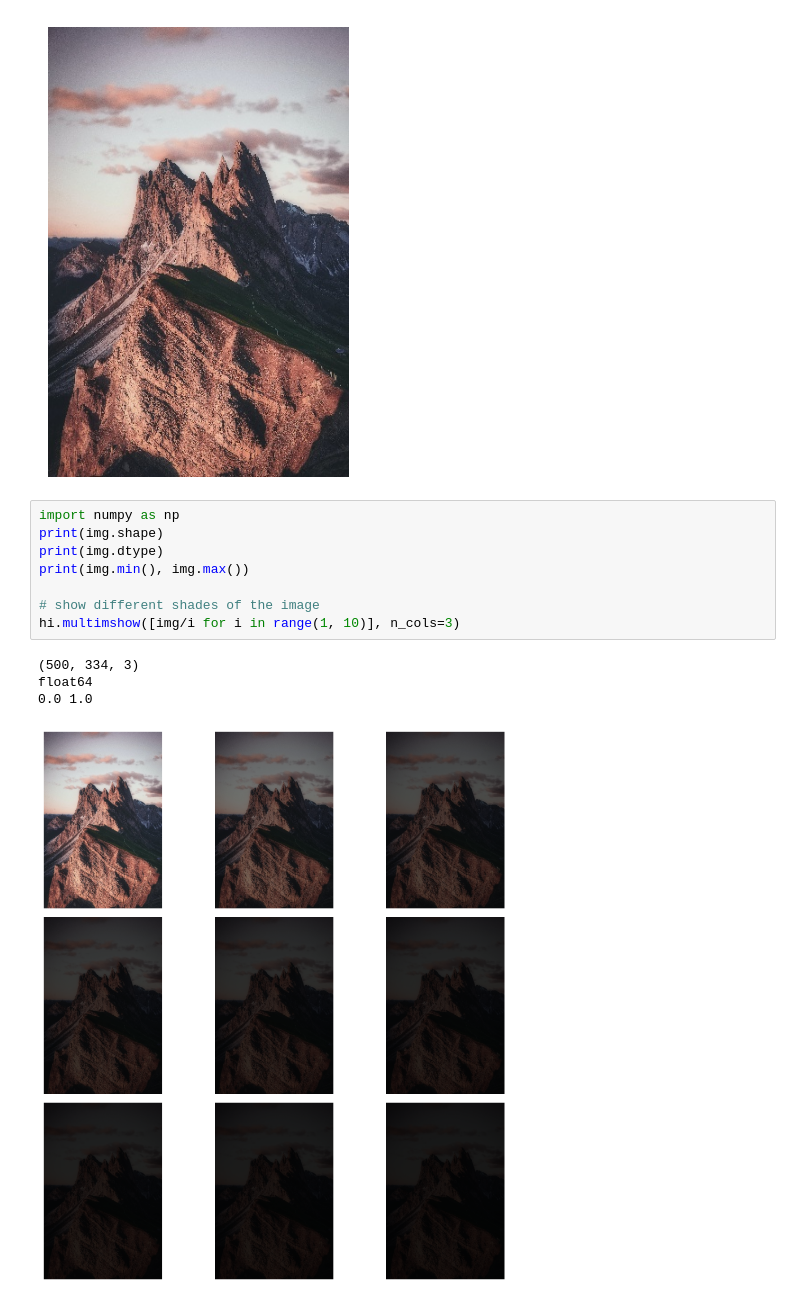
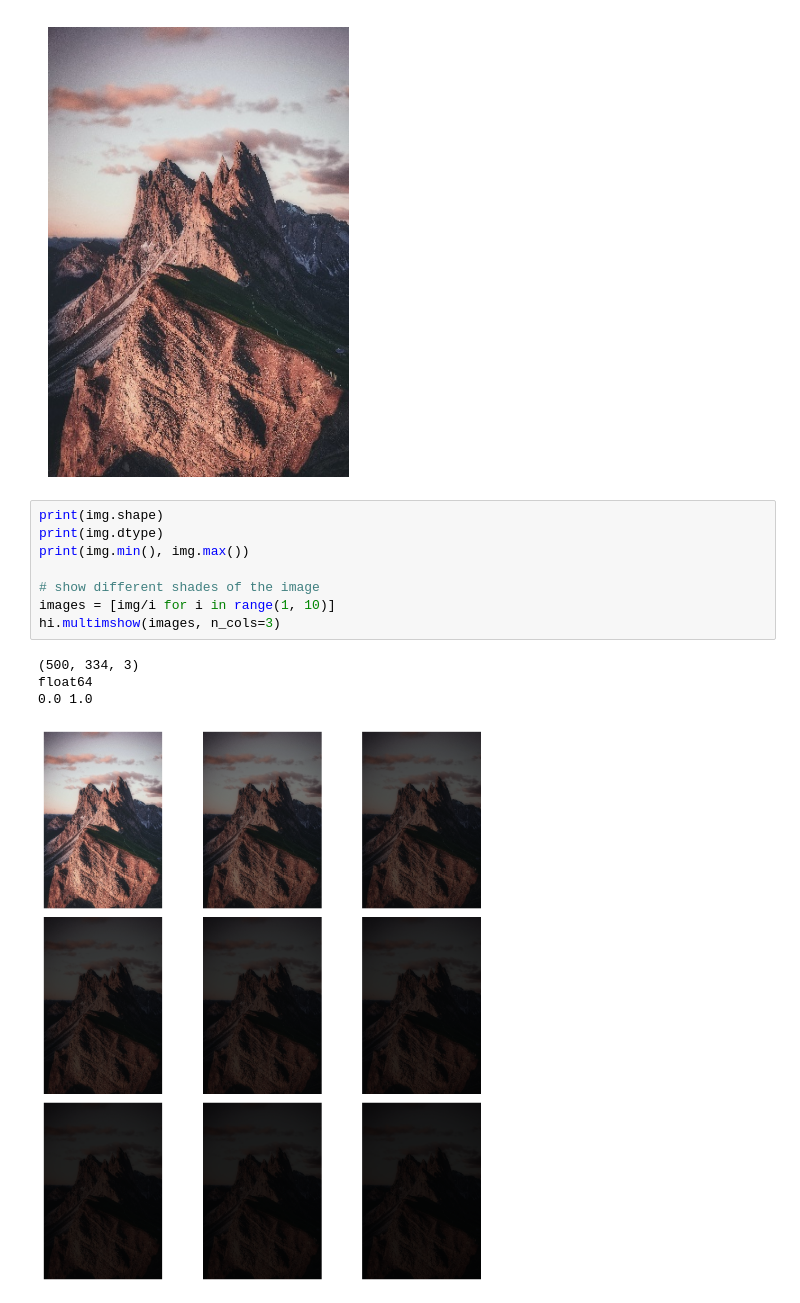
Before and after one commit to gor-g/highimage, a Jupyter notebook: README.ipynb, the cells around one changed output. Cells and saved outputs as stored; diff of their text form.

```diff
--- a/README.ipynb
+++ b/README.ipynb
@@ -9,17 +9,17 @@ hi.imshow(img)
 # %% [output]
 [figure]
 # %%
-import numpy as np
 print(img.shape)
 print(img.dtype)
 print(img.min(), img.max())
 
 # show different shades of the image
-hi.multimshow([img/i for i in range(1, 10)], n_cols=3)
+images = [img/i for i in range(1, 10)]
+hi.multimshow(images, n_cols=3)
 # %% [output]
 (500, 334, 3)
 float64
 0.0 1.0
-[figure, old version]
+[figure, new version]
 # %%
 # show more shades of the image, with some titles
```
Also changed, not shown: parts of 1 cell of this notebook.
